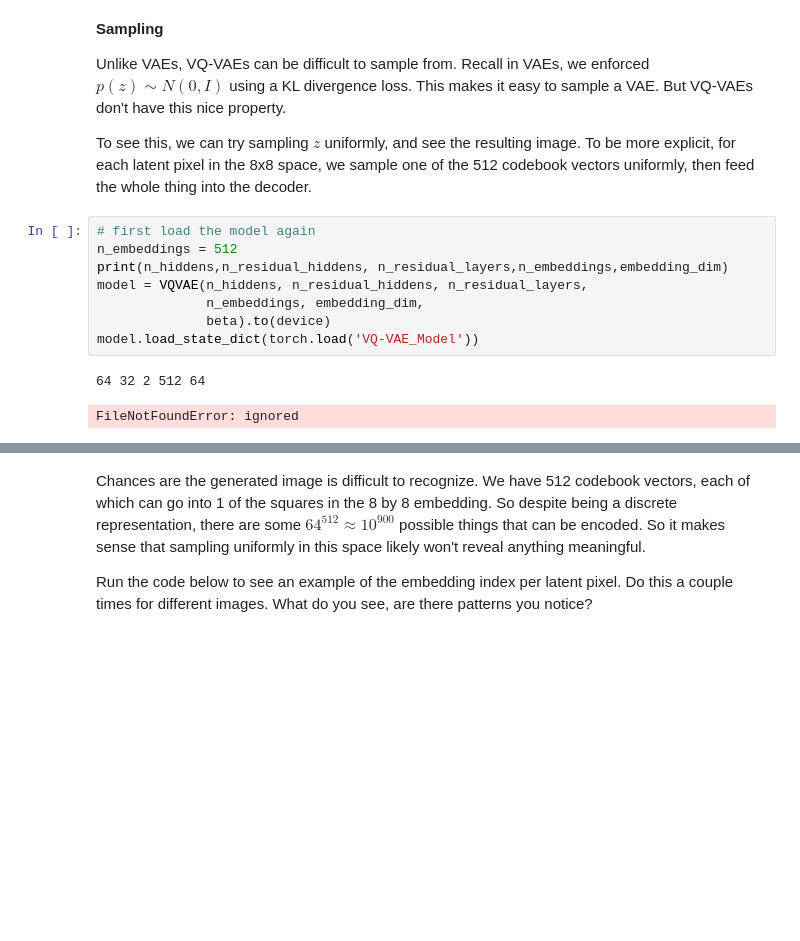
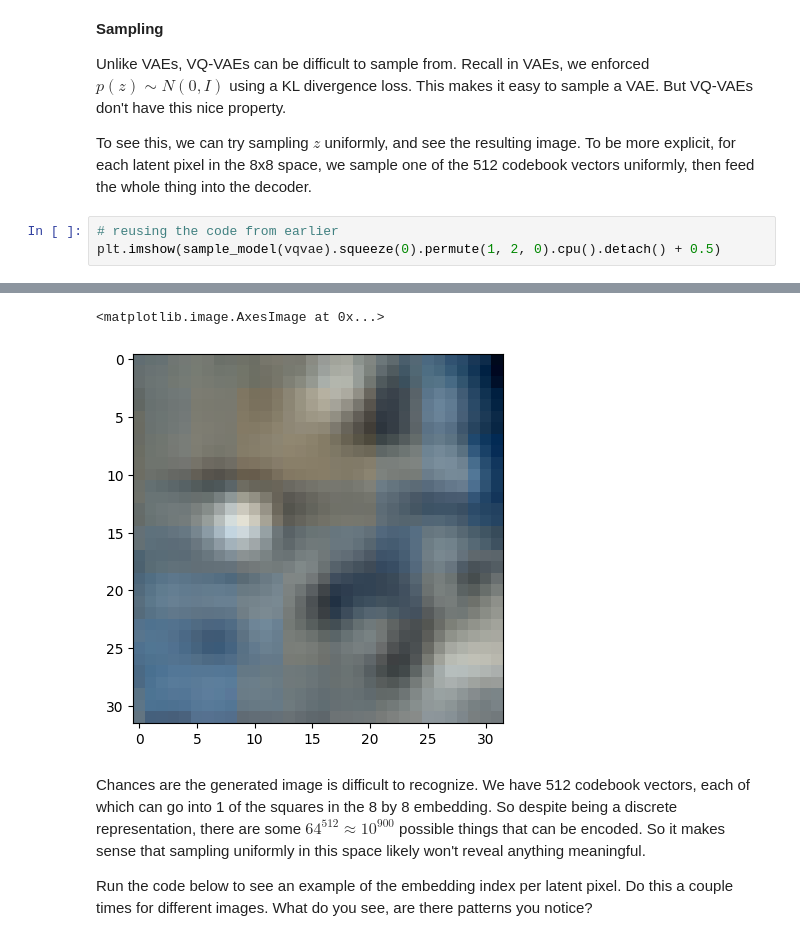
Before and after one commit to chancharikmitra/CS182_All_About_Autoencoders, a Jupyter notebook: demo/VQ_VAE_sol.ipynb, the cells around one changed output, grey strips where cells are left out. Drawn from its saved outputs; the diff is of its cells as text; blank space fills up the shorter version.

Commit message:
vqvae sample generation fix

```diff
--- a/demo/VQ_VAE_sol.ipynb
+++ b/demo/VQ_VAE_sol.ipynb
@@ -760,14 +760,7 @@ Labels: tensor([1, 2, 0, 4, 8, 1, 0, 9, 4, 1])
 Unlike VAEs, VQ-VAEs can be difficult to sample from. Recall in VAEs, we enforced $p(z) \sim N(0, I)$ using a KL divergence loss. This makes it easy to sample a VAE. But VQ-VAEs don't have this nice property.
 
 To see this, we can try sampling $z$ uniformly, and see the resulting image. To be more explicit, for each latent pixel in the 8x8 space, we sample one of the 512 codebook vectors uniformly, then feed the whole thing into the decoder.
-# %%
-# first load the model again
-n_embeddings = 512
-print(n_hiddens,n_residual_hiddens, n_residual_layers,n_embeddings,embedding_dim)
-model = VQVAE(n_hiddens, n_residual_hiddens, n_residual_layers,
-              n_embeddings, embedding_dim,
-              beta).to(device)
-model.load_state_dict(torch.load('VQ-VAE_Model'))
-# %% [output]
-64 32 2 512 64
-FileNotFoundError: ignored
+# %%
+# reusing the code from earlier
+plt.imshow(sample_model(vqvae).squeeze(0).permute(1, 2, 0).cpu().detach() + 0.5)
+# %% [output]
@@ -774,3 +768,5 @@ FileNotFoundError: ignored
+<matplotlib.image.AxesImage at 0x...>
+[figure, added]
 # %% [markdown]
 Chances are the generated image is difficult to recognize. We have 512 codebook vectors, each of which can go into 1 of the squares in the 8 by 8 embedding. So despite being a discrete representation, there are some $64^{512} \approx 10^{900}$ possible things that can be encoded. So it makes sense that sampling uniformly in this space likely won't reveal anything meaningful.
 
```
Also changed, not shown: parts of 16 cells of this notebook, 1 other file.
